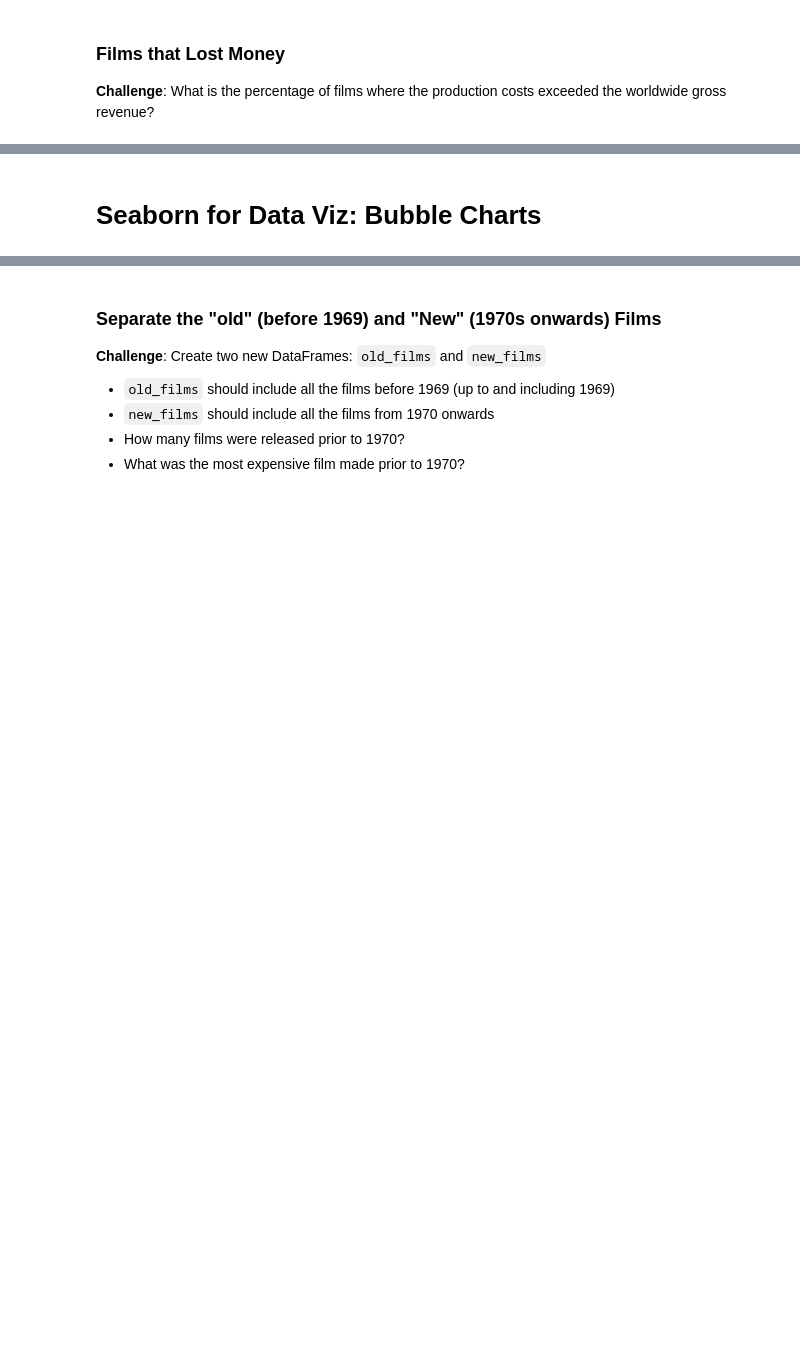
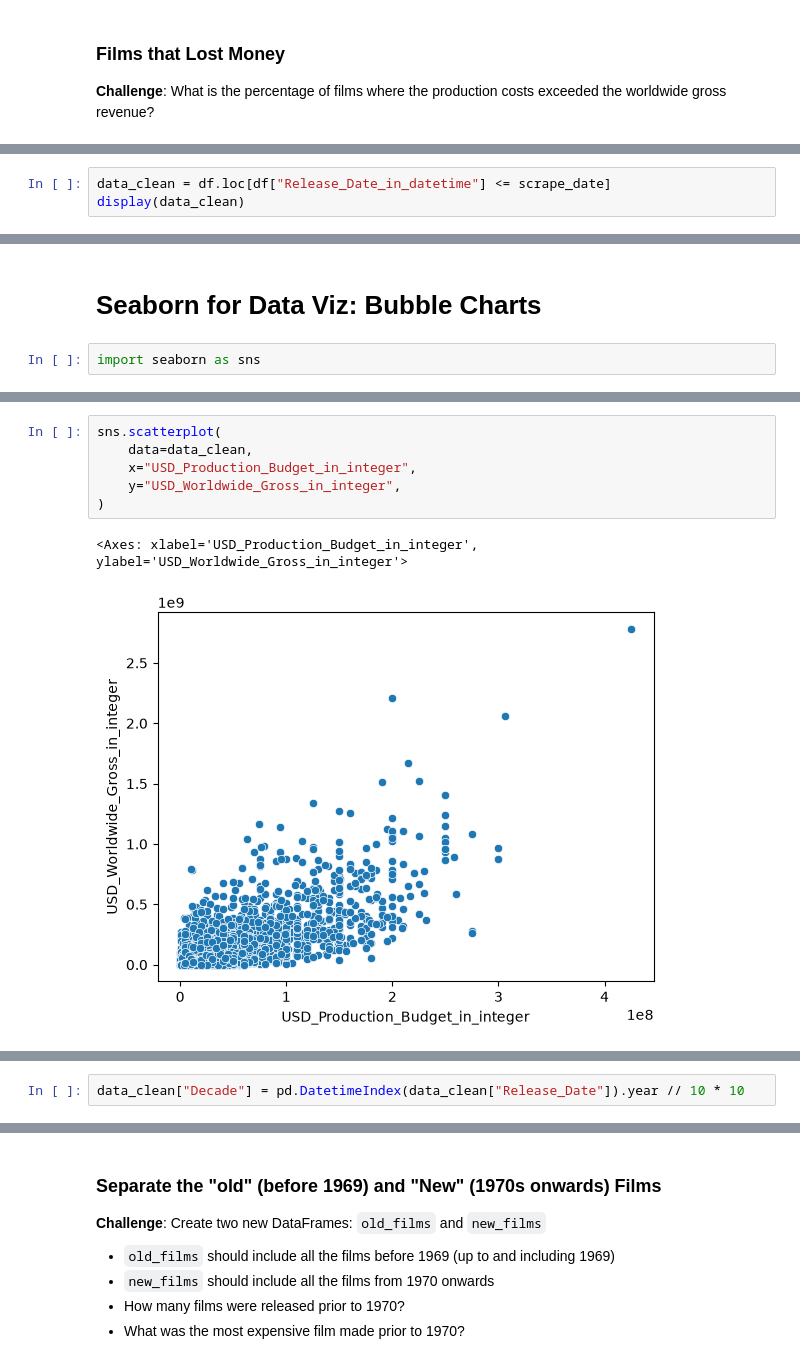
Before and after one commit to liuyushen123/Angela-s-100-Day-Python-Challenge, a Jupyter notebook: Day 78/Seaborn+Linear+Regression+(start)/Seaborn_and_Linear_Regression_(start).ipynb, the cells around one changed output, grey strips where cells are left out. Saved outputs shown, nothing was run; the diff lists cells and outputs as text; blank space fills up the shorter version.

```diff
--- a/Day 78/Seaborn+Linear+Regression+(start)/Seaborn_and_Linear_Regression_(start).ipynb
+++ b/Day 78/Seaborn+Linear+Regression+(start)/Seaborn_and_Linear_Regression_(start).ipynb
@@ -310,0 +370,3 @@ What is the percentage of films where the production costs exceeded the worldwid
+# %%
+data_clean = df.loc[df["Release_Date_in_datetime"] <= scrape_date]
+display(data_clean)
@@ -311,11 +395,22 @@ What is the percentage of films where the production costs exceeded the worldwid
 # %% [markdown]
 # Seaborn for Data Viz: Bubble Charts
+# %%
+import seaborn as sns
 # %% [markdown]
 ### Plotting Movie Releases over Time
 
 **Challenge**: Try to create the following Bubble Chart:
 
 <img src=https://i.imgur.com/8fUn9T6.png>
+# %%
+sns.scatterplot(
+    data=data_clean,
+    x="USD_Production_Budget_in_integer",
+    y="USD_Worldwide_Gross_in_integer",
+)
+# %% [output]
+<Axes: xlabel='USD_Production_Budget_in_integer', ylabel='USD_Worldwide_Gross_in_integer'>
+[figure, added]
 # %% [markdown]
 # Converting Years to Decades Trick
 
@@ -330,3 +425,5 @@ Here's how:
    <img src=https://i.imgur.com/5m06Ach.png width=650>
 3. Use floor division `//` to convert the year data to the decades of the films.
 4. Add the decades as a `Decade` column to the `data_clean` DataFrame.
+# %%
+data_clean["Decade"] = pd.DatetimeIndex(data_clean["Release_Date"]).year // 10 * 10
```
Also changed, not shown: parts of 22 cells of this notebook.
